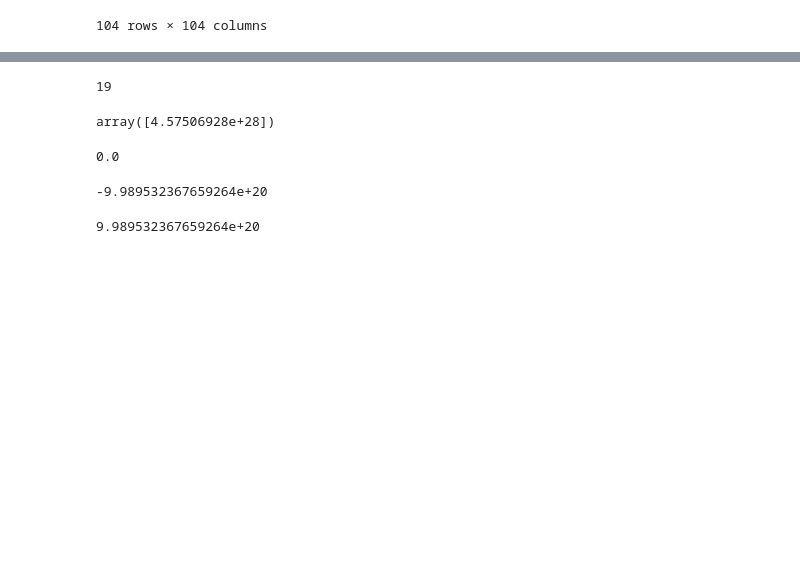
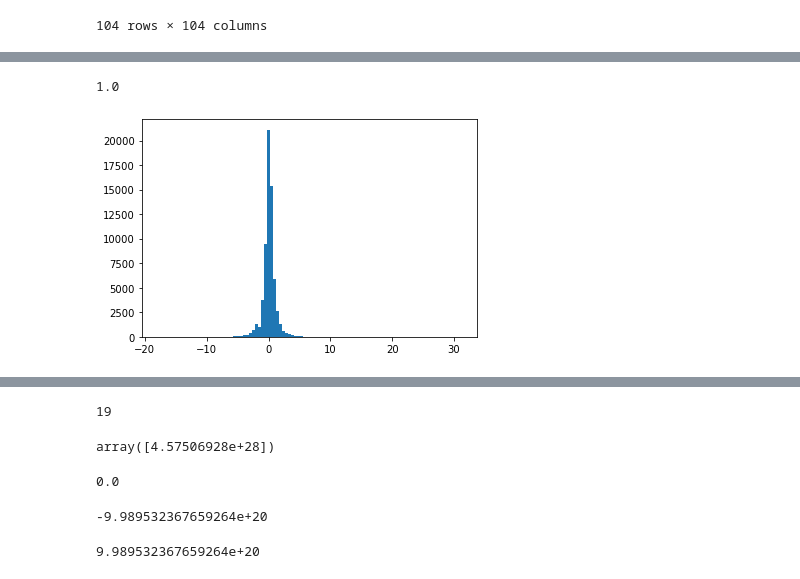
Before and after one commit to KINTEP/finance0, a Jupyter notebook: Untitled.ipynb, the cells around one changed output, grey strips where cells are left out. Drawn from its saved outputs; the diff is of its cells as text; code cells hidden in the pictures; blank space fills up the shorter version.

```diff
--- a/Untitled.ipynb
+++ b/Untitled.ipynb
@@ -352,0 +404,5 @@ for i in range(nino):
+# %%
+plt.hist(derivatives[1], bins = 100)[0][0]
+# %% [output]
+1.0
+[figure, added]
```
Also changed, not shown: parts of 38 cells of this notebook, 3 other files.
